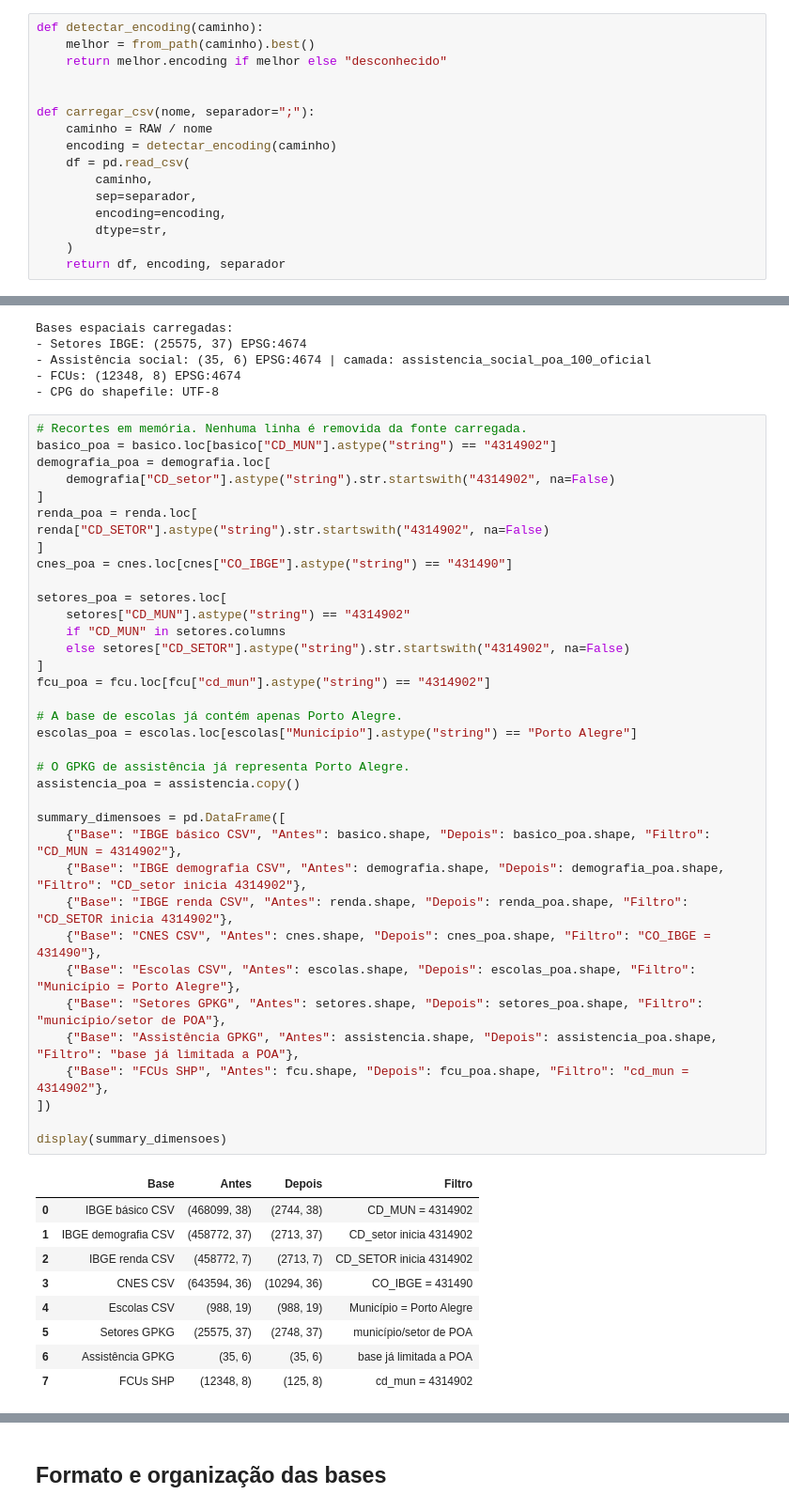
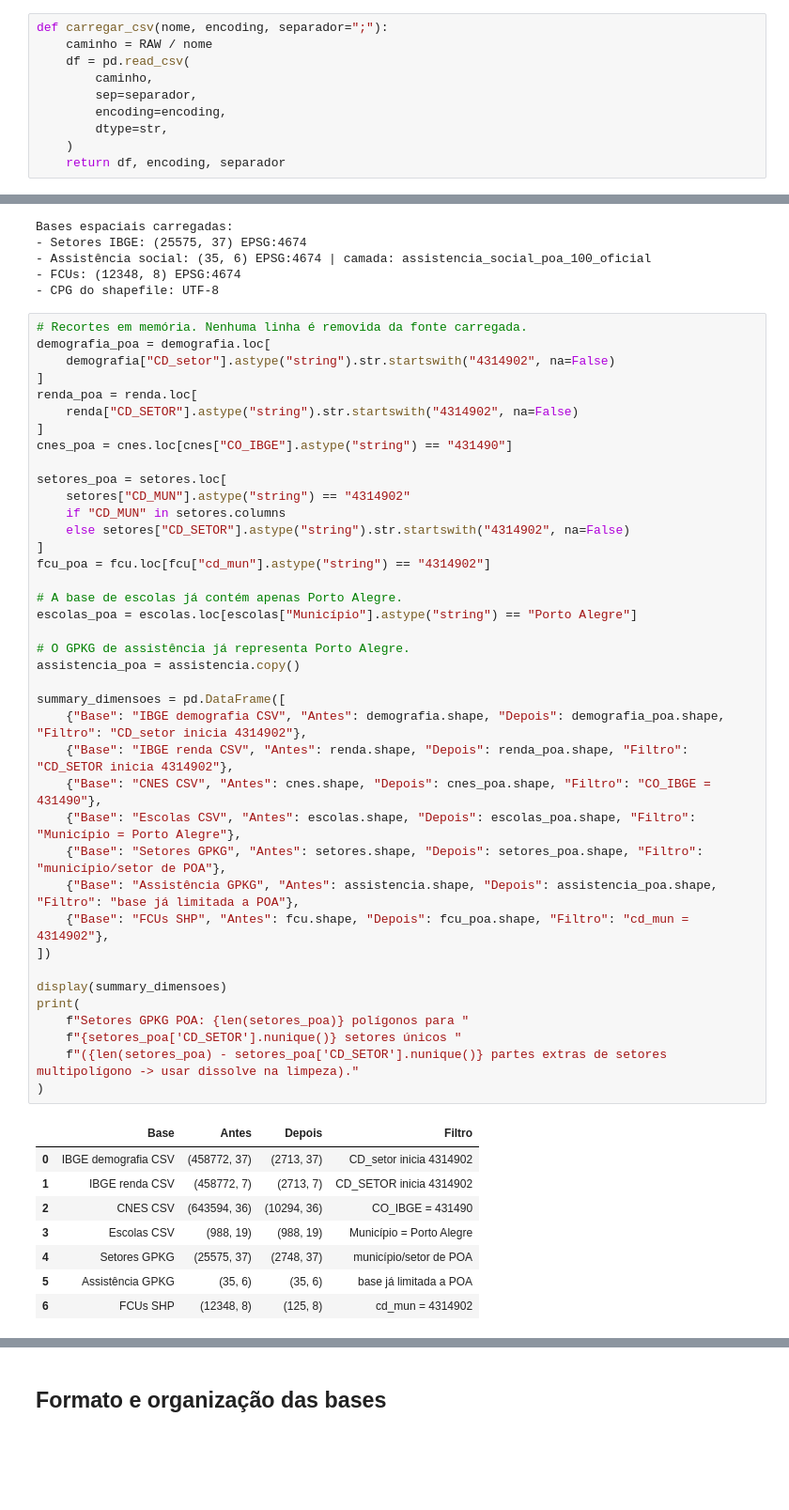
Before and after one commit to weszxl/eld_dataset, a Jupyter notebook: notebooks/02_access_inclusion.ipynb, the cells around one changed output, grey strips where cells are left out. Shown at 94% size. Saved outputs shown, nothing was run; the diff lists cells and outputs as text; blank space fills up the shorter version.

```diff
--- a/notebooks/02_access_inclusion.ipynb
+++ b/notebooks/02_access_inclusion.ipynb
@@ -34,12 +37,6 @@ Dados brutos: /Users/aluno-81/Documents/projects/eld_dataset/data/1_raw
 # %%
-def detectar_encoding(caminho):
-    melhor = from_path(caminho).best()
-    return melhor.encoding if melhor else "desconhecido"
-
-
-def carregar_csv(nome, separador=";"):
+def carregar_csv(nome, encoding, separador=";"):
     caminho = RAW / nome
-    encoding = detectar_encoding(caminho)
     df = pd.read_csv(
         caminho,
         sep=separador,
@@ -103,47 +125,49 @@ Bases espaciais carregadas:
 - CPG do shapefile: UTF-8
 # %%
 # Recortes em memória. Nenhuma linha é removida da fonte carregada.
-basico_poa = basico.loc[basico["CD_MUN"].astype("string") == "4314902"]
 demografia_poa = demografia.loc[
     demografia["CD_setor"].astype("string").str.startswith("4314902", na=False)
 ]
 renda_poa = renda.loc[
-renda["CD_SETOR"].astype("string").str.startswith("4314902", na=False)
+    renda["CD_SETOR"].astype("string").str.startswith("4314902", na=False)
 ]
 cnes_poa = cnes.loc[cnes["CO_IBGE"].astype("string") == "431490"]
 
 setores_poa = setores.loc[
     setores["CD_MUN"].astype("string") == "4314902"
     if "CD_MUN" in setores.columns
     else setores["CD_SETOR"].astype("string").str.startswith("4314902", na=False)
 ]
 fcu_poa = fcu.loc[fcu["cd_mun"].astype("string") == "4314902"]
 
 # A base de escolas já contém apenas Porto Alegre.
 escolas_poa = escolas.loc[escolas["Município"].astype("string") == "Porto Alegre"]
 
 # O GPKG de assistência já representa Porto Alegre.
 assistencia_poa = assistencia.copy()
 
 summary_dimensoes = pd.DataFrame([
-    {"Base": "IBGE básico CSV", "Antes": basico.shape, "Depois": basico_poa.shape, "Filtro": "CD_MUN = 4314902"},
     {"Base": "IBGE demografia CSV", "Antes": demografia.shape, "Depois": demografia_poa.shape, "Filtro": "CD_setor inicia 4314902"},
     {"Base": "IBGE renda CSV", "Antes": renda.shape, "Depois": renda_poa.shape, "Filtro": "CD_SETOR inicia 4314902"},
     {"Base": "CNES CSV", "Antes": cnes.shape, "Depois": cnes_poa.shape, "Filtro": "CO_IBGE = 431490"},
     {"Base": "Escolas CSV", "Antes": escolas.shape, "Depois": escolas_poa.shape, "Filtro": "Município = Porto Alegre"},
     {"Base": "Setores GPKG", "Antes": setores.shape, "Depois": setores_poa.shape, "Filtro": "município/setor de POA"},
     {"Base": "Assistência GPKG", "Antes": assistencia.shape, "Depois": assistencia_poa.shape, "Filtro": "base já limitada a POA"},
     {"Base": "FCUs SHP", "Antes": fcu.shape, "Depois": fcu_poa.shape, "Filtro": "cd_mun = 4314902"},
 ])
 
 display(summary_dimensoes)
+print(
+    f"Setores GPKG POA: {len(setores_poa)} polígonos para "
+    f"{setores_poa['CD_SETOR'].nunique()} setores únicos "
+    f"({len(setores_poa) - setores_poa['CD_SETOR'].nunique()} partes extras de setores multipolígono -> usar dissolve na limpeza)."
+)
 # %% [output]
 |  | Base | Antes | Depois | Filtro |
-| 0 | IBGE básico CSV | (468099, 38) | (2744, 38) | CD_MUN = 4314902 |
-| 1 | IBGE demografia CSV | (458772, 37) | (2713, 37) | CD_setor inicia 4314902 |
-| 2 | IBGE renda CSV | (458772, 7) | (2713, 7) | CD_SETOR inicia 4314902 |
-| 3 | CNES CSV | (643594, 36) | (10294, 36) | CO_IBGE = 431490 |
-| 4 | Escolas CSV | (988, 19) | (988, 19) | Município = Porto Alegre |
-| 5 | Setores GPKG | (25575, 37) | (2748, 37) | município/setor de POA |
-| 6 | Assistência GPKG | (35, 6) | (35, 6) | base já limitada a POA |
-| 7 | FCUs SHP | (12348, 8) | (125, 8) | cd_mun = 4314902 |
+| 0 | IBGE demografia CSV | (458772, 37) | (2713, 37) | CD_setor inicia 4314902 |
+| 1 | IBGE renda CSV | (458772, 7) | (2713, 7) | CD_SETOR inicia 4314902 |
+| 2 | CNES CSV | (643594, 36) | (10294, 36) | CO_IBGE = 431490 |
+| 3 | Escolas CSV | (988, 19) | (988, 19) | Município = Porto Alegre |
+| 4 | Setores GPKG | (25575, 37) | (2748, 37) | município/setor de POA |
+| 5 | Assistência GPKG | (35, 6) | (35, 6) | base já limitada a POA |
+| 6 | FCUs SHP | (12348, 8) | (125, 8) | cd_mun = 4314902 |
```
Also changed, not shown: parts of 13 cells of this notebook, 3 other files.
